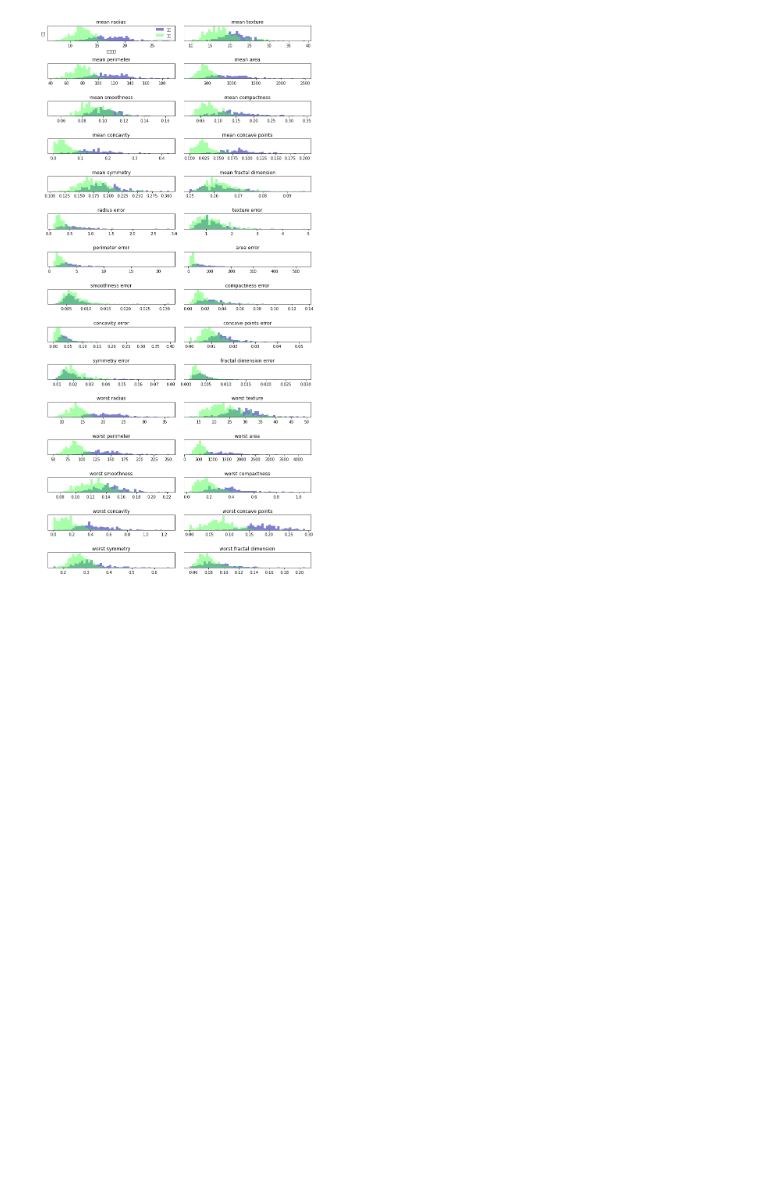
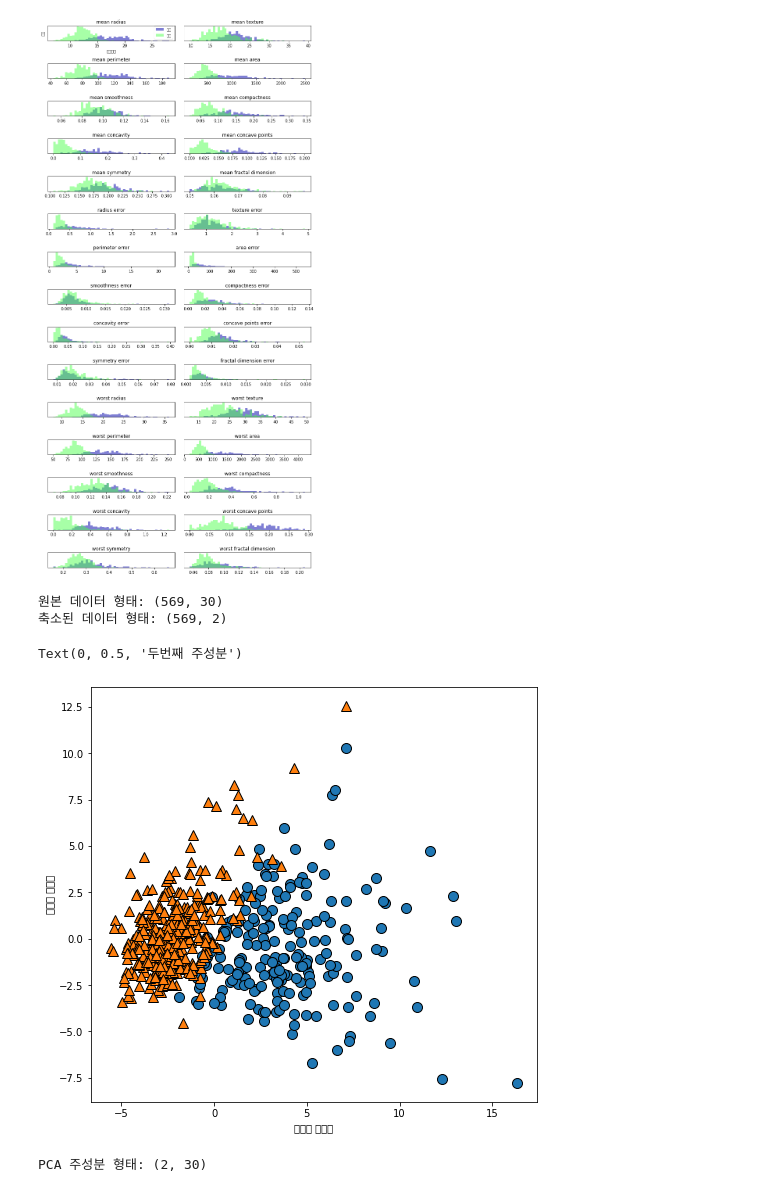
Before and after one commit to yeonseocho/Introduce-to-Machine-Learning-with-Python, a Jupyter notebook: 03. 비지도 학습과 데이터 전처리/3.4. 차원 축소, 특성 추출 매니폴드 학습.ipynb, the cells around one changed output. Saved outputs shown, nothing was run; the diff lists cells and outputs as text; code cells hidden in the pictures; blank space fills up the shorter version.

```diff
--- a/03. 비지도 학습과 데이터 전처리/3.4. 차원 축소, 특성 추출 매니폴드 학습.ipynb
+++ b/03. 비지도 학습과 데이터 전처리/3.4. 차원 축소, 특성 추출 매니폴드 학습.ipynb
@@ -38,3 +40,39 @@ ax[0].legend(["악성", "양성"], loc="best")
 fig.tight_layout()
 # %% [output]
 [figure]
+# %%
+from sklearn.preprocessing import StandardScaler
+from sklearn.datasets import load_breast_cancer
+cancer=load_breast_cancer()
+
+scaler=StandardScaler()
+scaler.fit(cancer.data)
+X_scaled=scaler.transform(cancer.data)
+# %%
+from sklearn.decomposition import PCA
+#데이터의 처음 두 개 주성분만 유지시킵니다.
+pca=PCA(n_components=2)
+#유방암 데이터로 PCA 모델을 만듭니다.
+pca.fit(X_scaled)
+
+#처음 두개의 주성분을 사용해 데이터를 변환합니다.
+X_pca=pca.transform(X_scaled)
+print("원본 데이터 형태:", str(X_scaled.shape))
+print("축소된 데이터 형태:", str(X_pca.shape))
+# %% [output]
+원본 데이터 형태: (569, 30)
+축소된 데이터 형태: (569, 2)
+# %%
+#클래스를 색깔로 구분하여 처음 두개의 주성분을 그래프로 나타냅니다.
+plt.figure(figsize=(8,8))
+mglearn.discrete_scatter(X_pca[:,0], X_pca[:,1], cancer.target)
+plt.gca().set_aspect("equal")
+plt.xlabel("첫번째 주성분")
+plt.ylabel("두번째 주성분")
+# %% [output]
+Text(0, 0.5, '두번째 주성분')
+[figure, added]
+# %%
+print("PCA 주성분 형태:", pca.components_.shape)
+# %% [output]
+PCA 주성분 형태: (2, 30)
```
Also changed, not shown: parts of 5 cells of this notebook, 1 other file.
